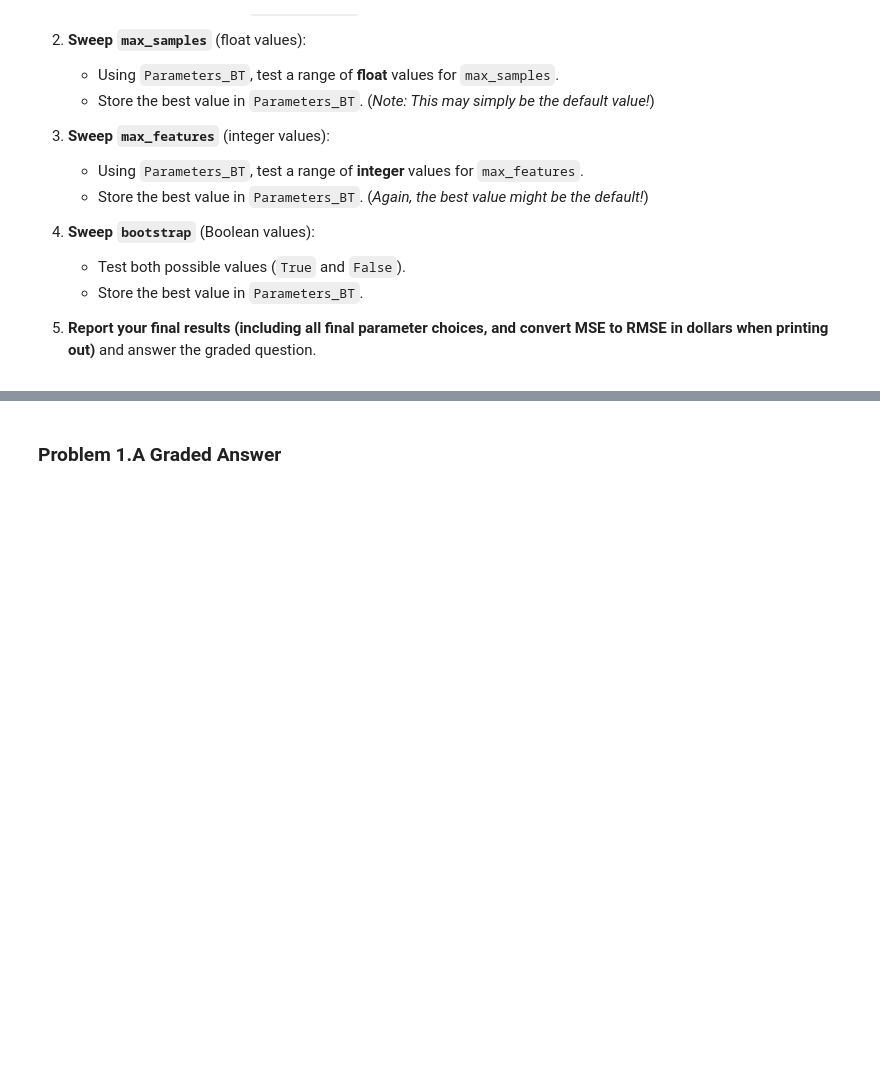
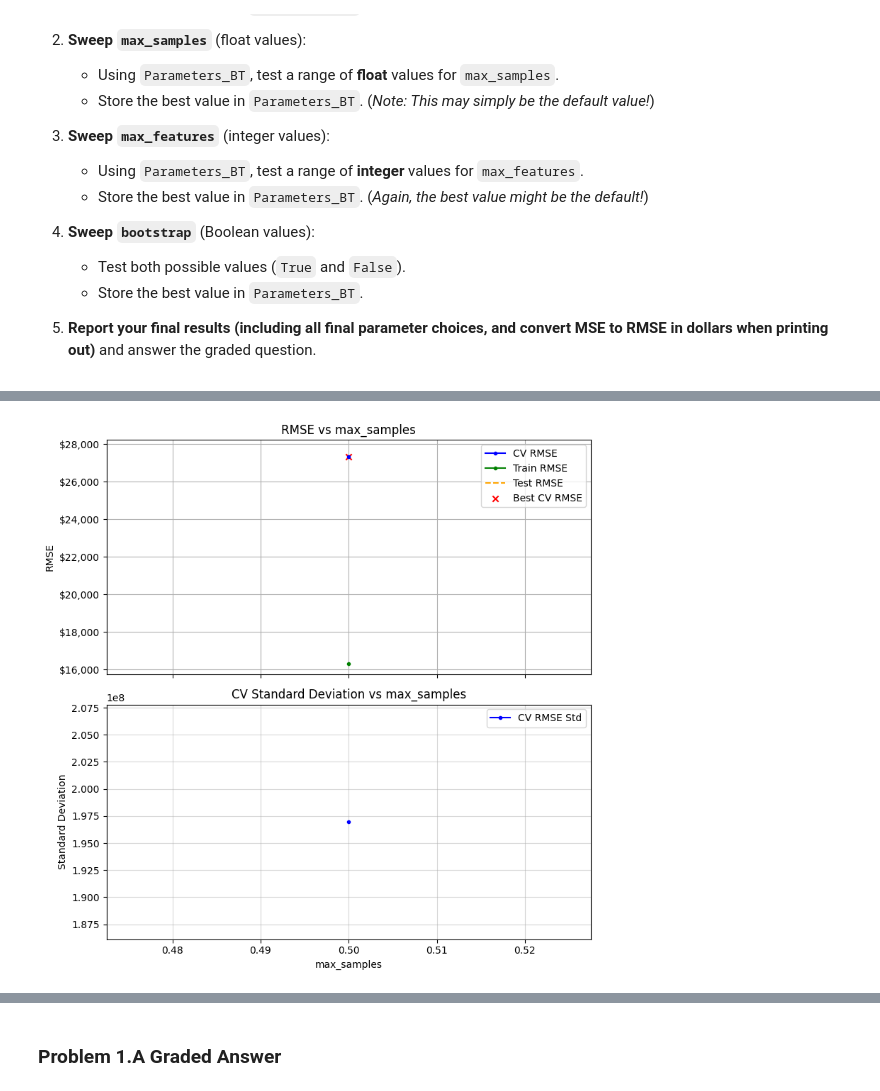
Before and after one commit to Rocking-Priya/Module-3-Assignments, a Jupyter notebook: Homework_07.ipynb, the cells around one changed output, grey strips where cells are left out. Saved outputs shown, nothing was run; the diff lists cells and outputs as text; code cells hidden in the pictures; blank space fills up the shorter version.

```diff
--- a/Homework_07.ipynb
+++ b/Homework_07.ipynb
@@ -347,0 +351,9 @@ sweep_parameter(model=BaggingRegressor, Parameters=Parameters_BT, param='n_estim
+# %%
+# Sweep max_samples
+parameter_list = np.linspace(0.5,2.0,20)
+Parameters_BT = sweep_parameter(BaggingRegressor, Parameters_BT, 'max_samples', parameter_list, X_train, y_train, X_test, y_test)
+# %%
+
+Parameters_BT= sweep_parameter(model=BaggingRegressor, Parameters=Parameters_BT, param='max_samples', parameter_list=np.arange(0.5,2.0,20) )
+# %% [output]
+[figure, added]
```
Also changed, not shown: parts of 2 cells of this notebook.
